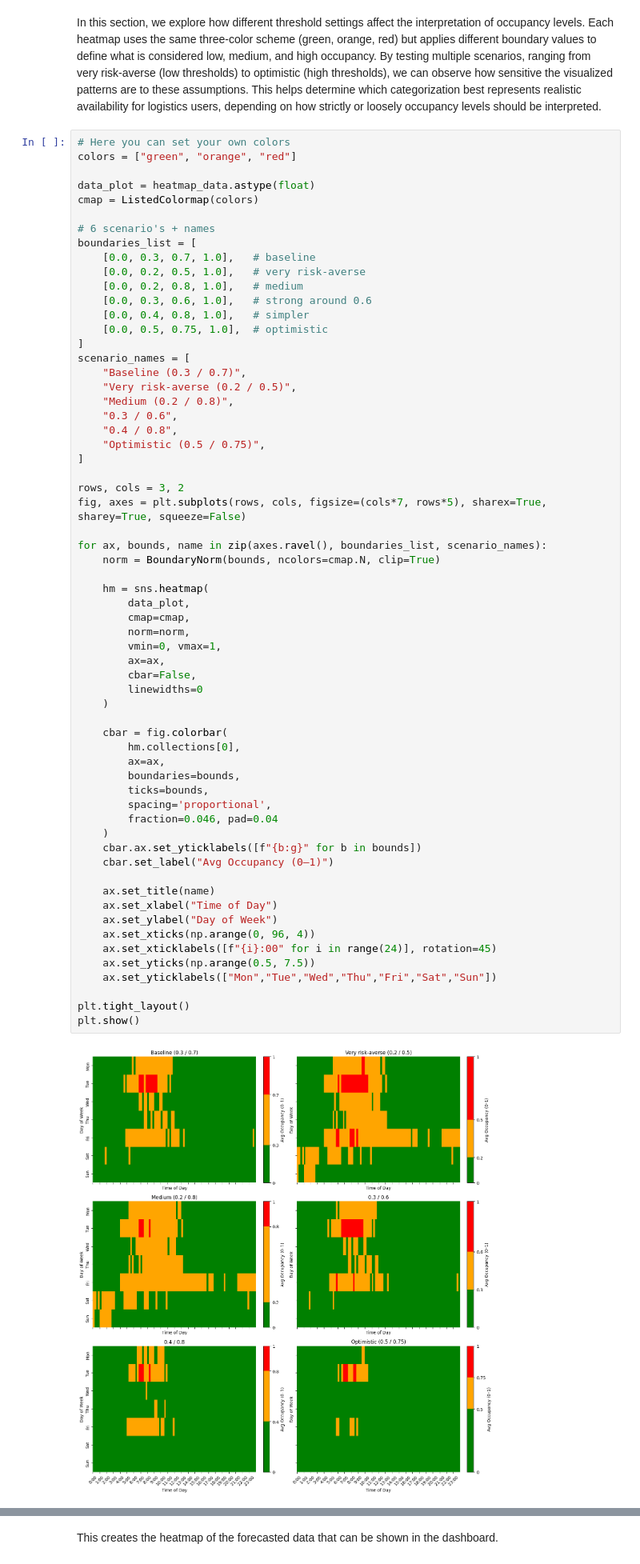
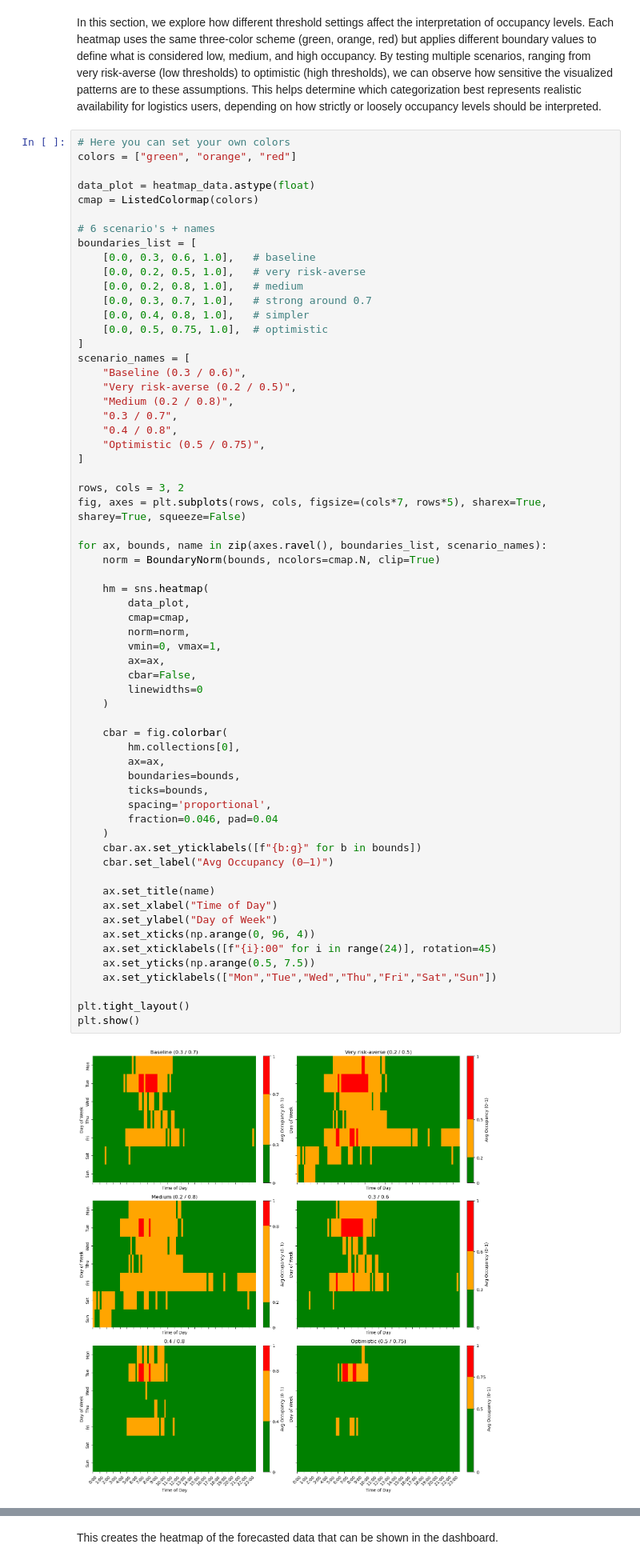
Before and after one commit to chenneman/CTC-advanced-data-science, a Jupyter notebook: XGboost.ipynb, the cells around one changed output, grey strips where cells are left out. Shown at 80% size. Drawn from its saved outputs; the diff is of its cells as text.

```diff
--- a/XGboost.ipynb
+++ b/XGboost.ipynb
@@ -211,18 +201,18 @@ cmap = ListedColormap(colors)
 
 # 6 scenario's + names
 boundaries_list = [
-    [0.0, 0.3, 0.7, 1.0],   # baseline
+    [0.0, 0.3, 0.6, 1.0],   # baseline
     [0.0, 0.2, 0.5, 1.0],   # very risk-averse
     [0.0, 0.2, 0.8, 1.0],   # medium
-    [0.0, 0.3, 0.6, 1.0],   # strong around 0.6
+    [0.0, 0.3, 0.7, 1.0],   # strong around 0.7
     [0.0, 0.4, 0.8, 1.0],   # simpler
     [0.0, 0.5, 0.75, 1.0],  # optimistic
 ]
 scenario_names = [
-    "Baseline (0.3 / 0.7)",
+    "Baseline (0.3 / 0.6)",
     "Very risk-averse (0.2 / 0.5)",
     "Medium (0.2 / 0.8)",
-    "0.3 / 0.6",
+    "0.3 / 0.7",
     "0.4 / 0.8",
     "Optimistic (0.5 / 0.75)",
 ]
@@ -238,34 +228,34 @@ for ax, bounds, name in zip(axes.ravel(), boundaries_list, scenario_names):
         cmap=cmap,
         norm=norm,
         vmin=0, vmax=1,
         ax=ax,
         cbar=False,
         linewidths=0
     )
 
     cbar = fig.colorbar(
         hm.collections[0],
         ax=ax,
         boundaries=bounds,
         ticks=bounds,
         spacing='proportional',
         fraction=0.046, pad=0.04
     )
     cbar.ax.set_yticklabels([f"{b:g}" for b in bounds])
     cbar.set_label("Avg Occupancy (0–1)")
 
     ax.set_title(name)
     ax.set_xlabel("Time of Day")
     ax.set_ylabel("Day of Week")
     ax.set_xticks(np.arange(0, 96, 4))
     ax.set_xticklabels([f"{i}:00" for i in range(24)], rotation=45)
     ax.set_yticks(np.arange(0.5, 7.5))
     ax.set_yticklabels(["Mon","Tue","Wed","Thu","Fri","Sat","Sun"])
 
 plt.tight_layout()
 plt.show()
 # %% [output]
-[figure, old version]
+[figure, new version]
 # %% [markdown]
 To make the occupancy patterns easier to interpret, we also visualized the data in the same format used by Google’s “Popular Times” feature. Each bar chart represents one day of the week, showing the average occupancy in 15-minute intervals throughout the day. This visualization makes it easier to identify the most and least busy times at a glance. Compared to the heatmaps, these plots provide a more straightforward day-by-day view of occupancy level and help highlight recurring daily peaks and quiet periods.
 # %%
```
Also changed, not shown: parts of 17 cells of this notebook.
